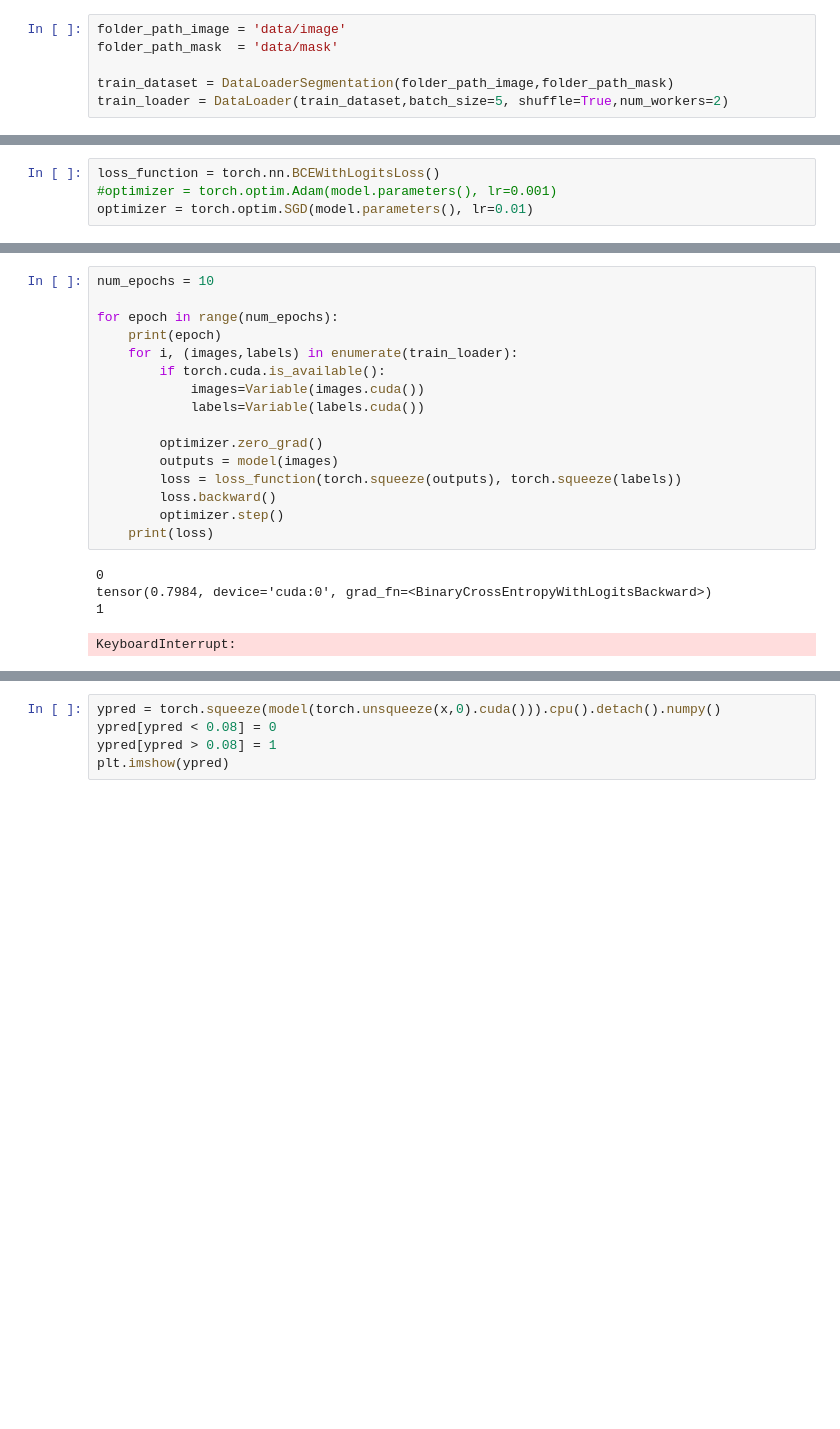
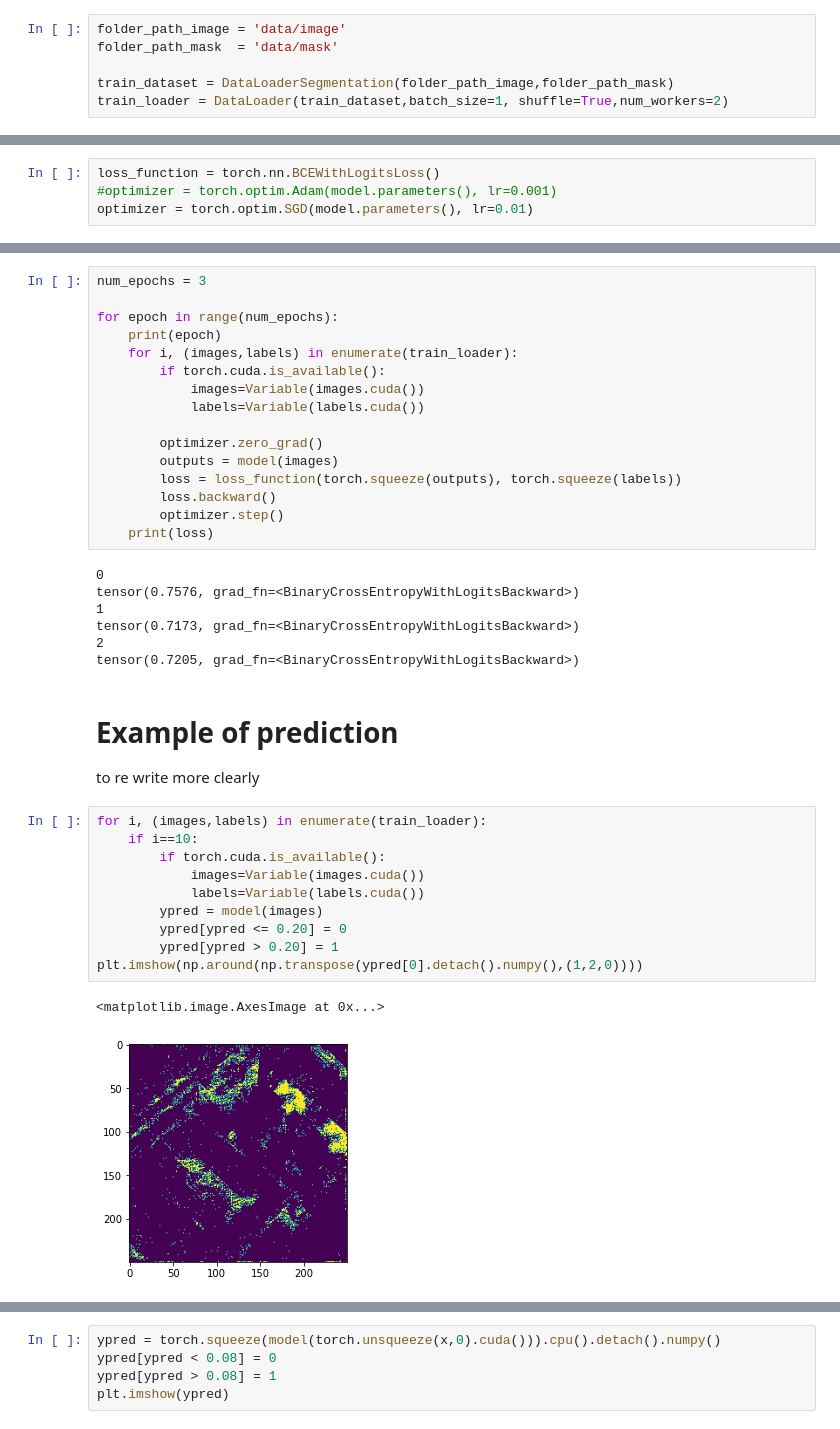
Before and after one commit to riccardocadei/photovoltaic-detection, a Jupyter notebook: main.ipynb, the cells around one changed output, grey strips where cells are left out. Cells and saved outputs as stored; diff of their text form; blank space fills up the shorter version.

```diff
--- a/main.ipynb
+++ b/main.ipynb
@@ -24,7 +28,7 @@ folder_path_image = 'data/image'
 folder_path_mask  = 'data/mask'
 
 train_dataset = DataLoaderSegmentation(folder_path_image,folder_path_mask)
-train_loader = DataLoader(train_dataset,batch_size=5, shuffle=True,num_workers=2)
+train_loader = DataLoader(train_dataset,batch_size=1, shuffle=True,num_workers=2)
 # %% [markdown]
 # Initiate the model
 In this report, we will use the Unet model presented in medical image segmentation, and in the previous papers of the Professor.
@@ -60,5 +66,5 @@ optimizer = torch.optim.SGD(model.parameters(), lr=0.01)
 # %%
-num_epochs = 10
+num_epochs = 3
 
 for epoch in range(num_epochs):
     print(epoch)
@@ -75,6 +81,24 @@ for epoch in range(num_epochs):
     print(loss)
 # %% [output]
 0
-tensor(0.7984, device='cuda:0', grad_fn=<BinaryCrossEntropyWithLogitsBackward>)
+tensor(0.7576, grad_fn=<BinaryCrossEntropyWithLogitsBackward>)
 1
+tensor(0.7173, grad_fn=<BinaryCrossEntropyWithLogitsBackward>)
+2
+tensor(0.7205, grad_fn=<BinaryCrossEntropyWithLogitsBackward>)
-KeyboardInterrupt:
+# %% [markdown]
+# Example of prediction
+to re write more clearly
+# %%
+for i, (images,labels) in enumerate(train_loader):
+    if i==10:
+        if torch.cuda.is_available():
+            images=Variable(images.cuda())
+            labels=Variable(labels.cuda())
+        ypred = model(images)
+        ypred[ypred <= 0.20] = 0
+        ypred[ypred > 0.20] = 1
+plt.imshow(np.around(np.transpose(ypred[0].detach().numpy(),(1,2,0))))
+# %% [output]
+<matplotlib.image.AxesImage at 0x...>
+[figure, added]
```
Also changed, not shown: parts of 17 cells of this notebook, 2 other files.
